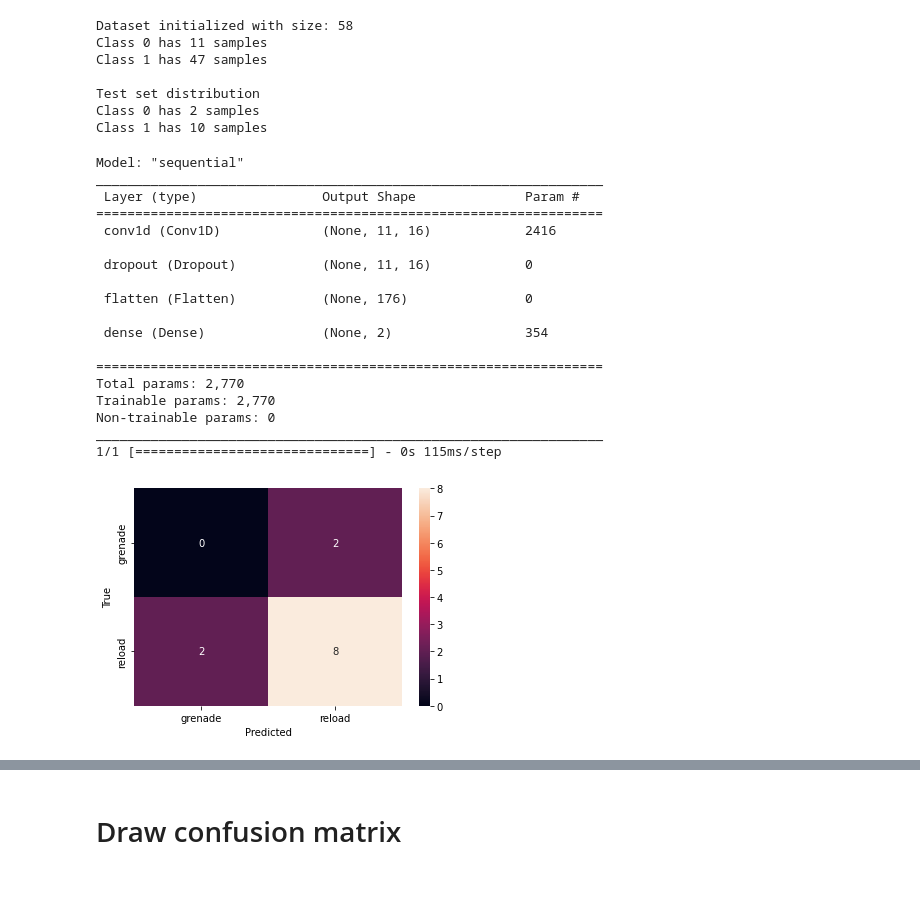
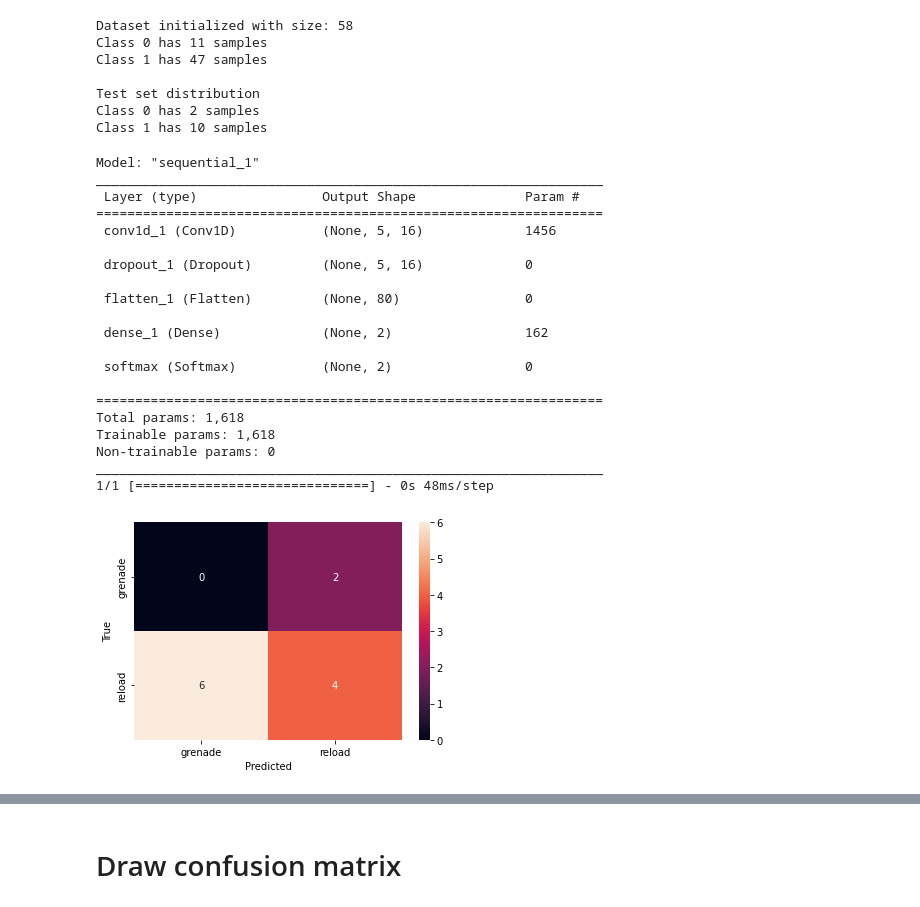
Before and after one commit to yuejunfeng0909/CG4002_CNN_Model, a Jupyter notebook: CNN.ipynb, the cells around one changed output, grey strips where cells are left out. Cells and saved outputs as stored; diff of their text form; code cells hidden in the pictures.

```diff
--- a/CNN.ipynb
+++ b/CNN.ipynb
@@ -73,47 +73,50 @@ Class 0 has 2 samples
 Class 1 has 10 samples
 # %%
 conv1filters = 16
-conv1kernel = 25
-conv1stride = 5
+conv1kernel = 15
+conv1stride = 15
 
 model = Sequential()
 model.add(Conv1D(conv1filters, conv1kernel, strides=conv1stride, activation='relu', input_shape=(window_size, 6)))
 model.add(Dropout(0.5)) # 50% dropout
 # model.add(Conv1D(32, 40, activation='relu', data_format='channels_first'))
 model.add(Flatten())
 # model.add(Dense(16, activation='relu'))
-model.add(Dense(len(action_types), activation='softmax'))
+model.add(Dense(len(action_types)))
+model.add(Softmax())
 
 model.compile(loss='categorical_crossentropy', optimizer='adam', metrics=['accuracy'])
 model.summary()
 
 # performance before training
 y_prediction = np.argmax(model.predict(test_x), axis=1)
 result = confusion_matrix(np.argmax(test_y, axis=1), y_prediction)
 sns.heatmap(result, annot=True, fmt="d", xticklabels=action_types, yticklabels=action_types)
 plt.xlabel("Predicted")
 plt.ylabel("True")
 plt.show()
 # %% [output]
-Model: "sequential"
+Model: "sequential_1"
 _________________________________________________________________
  Layer (type)                Output Shape              Param #
 =================================================================
- conv1d (Conv1D)             (None, 11, 16)            2416
+ conv1d_1 (Conv1D)           (None, 5, 16)             1456
 
- dropout (Dropout)           (None, 11, 16)            0
+ dropout_1 (Dropout)         (None, 5, 16)             0
 
- flatten (Flatten)           (None, 176)               0
+ flatten_1 (Flatten)         (None, 80)                0
 
- dense (Dense)               (None, 2)                 354
+ dense_1 (Dense)             (None, 2)                 162
+
+ softmax (Softmax)           (None, 2)                 0
 
 =================================================================
-Total params: 2,770
-Trainable params: 2,770
+Total params: 1,618
+Trainable params: 1,618
 Non-trainable params: 0
 _________________________________________________________________
-1/1 [==============================] - 0s 115ms/step
+1/1 [==============================] - 0s 48ms/step
-[figure, old version]
+[figure, new version]
 # %%
 # checkpoint callback
 checkpoint_filepath = "model_checkpoint/"
```
Also changed, not shown: parts of 8 cells of this notebook.
